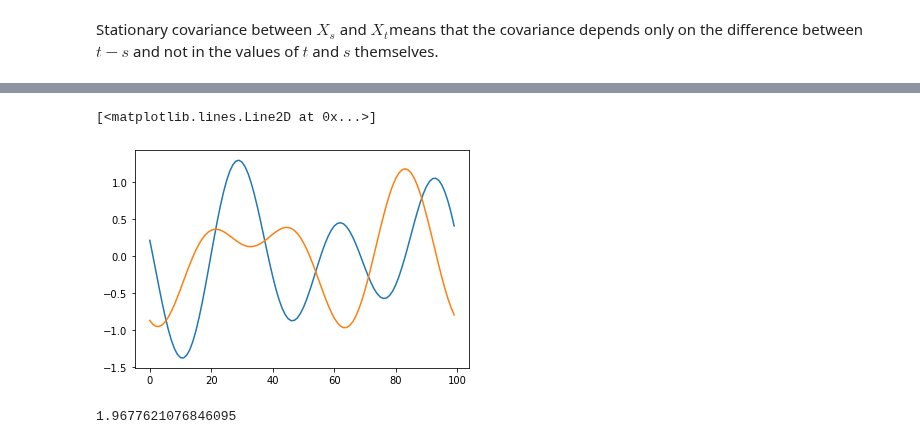
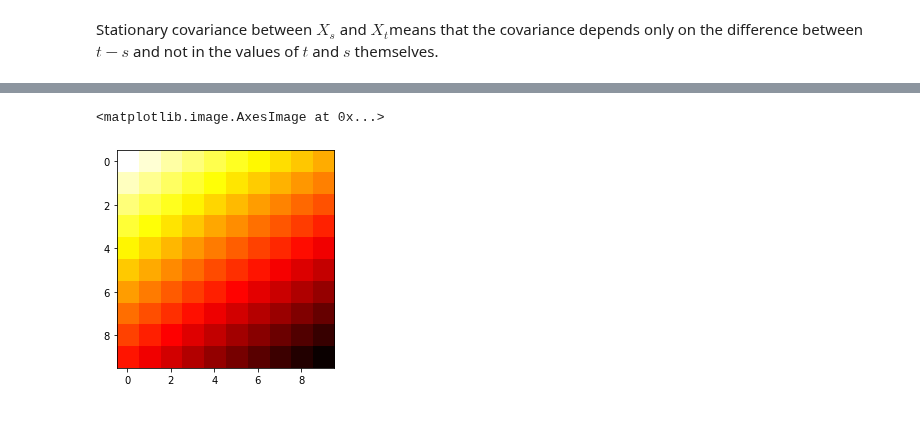
Before and after one commit to BruntonUWBio/structured-random-features, a Jupyter notebook: Nonstationary covariance.ipynb, the cells around one changed output, grey strips where cells are left out. Cells and saved outputs as stored; diff of their text form; code cells hidden in the pictures.

Commit message:
added a script for analyzing covariance of the hidden layer weights

```diff
--- a/Nonstationary covariance.ipynb
+++ b/Nonstationary covariance.ipynb
@@ -6,7 +6,7 @@ from matplotlib import pyplot as plt
 
 N = 100
 grid = np.arange(N)
-m = 40
+m = 20
 
 t = 10
 l = 20
@@ -78,15 +70,0 @@ $$k(t, t') = \mathbb{E}[w(t)^T w(t')] =  \sum_{j=0}^{N-1} \lambda_j \cos{\dfrac{
-# %%
-# covariance for bandpass GP weights
-N = 100
-j = np.arange(0, N -1, 1)
-lamda = np.zeros_like(j)
-lamda[2:4] = 1
-kernel = np.zeros((N, N), dtype=np.complex)
-for m in range(N):
-    for n in range(N):
-#         kernel[m, n] = np.sum(lamda * np.cos(2 * np.pi * j * (m - n) / N))
-        kernel[m, n] = np.sum(lamda * np.exp(1j * 2 * np.pi * j * (m - n) / N))
-
-fig = plt.figure()
-plt.imshow(kernel.real, cmap='hot')
-plt.colorbar()
@@ -95,0 +73,22 @@ plt.colorbar()
+# %%
+import numpy as np
+import numpy.linalg as la
+from matplotlib import pyplot as plt
+
+n = np.arange(10)
+yy, xx = np.meshgrid(n, n)
+grid = np.column_stack((xx.flatten(), yy.flatten()))
+N = len(grid)
+
+def kernel(i, j, m):
+    return 10 * np.exp(-la.norm(i - j) **2 / (2 * l **2)) \
+        * np.exp(-la.norm(i - m) **2 / (2 * t **2)) * np.exp(-la.norm(j - m) **2 / (2 * t **2))
+K = np.zeros((N, N))
+
+m = [30, 20]
+l = 80
+t = 80
+
+for i in range(N):
+    for j in range(N):
+        K[i, j] = kernel(grid[i], grid[j], m)
@@ -96,13 +102,7 @@ plt.colorbar()
 # %%
-# sample from this kernel
-W = np.random.multivariate_normal(np.zeros(N), kernel.real, 10)
+A = np.random.multivariate_normal(np.zeros(N), K, 5)
 fig = plt.figure()
-plt.plot(W[0])
-plt.plot(W[1])
+plt.imshow(A[0].reshape(10, 10), cmap='hot')
 # %% [output]
-[<matplotlib.lines.Line2D at 0x...>]
+<matplotlib.image.AxesImage at 0x...>
-[figure, old version]
+[figure, new version]
-# %%
-np.max(kernel.real)
-# %% [output]
-1.9677621076846095
```
Also changed, not shown: parts of 13 cells of this notebook, 2 other files.
